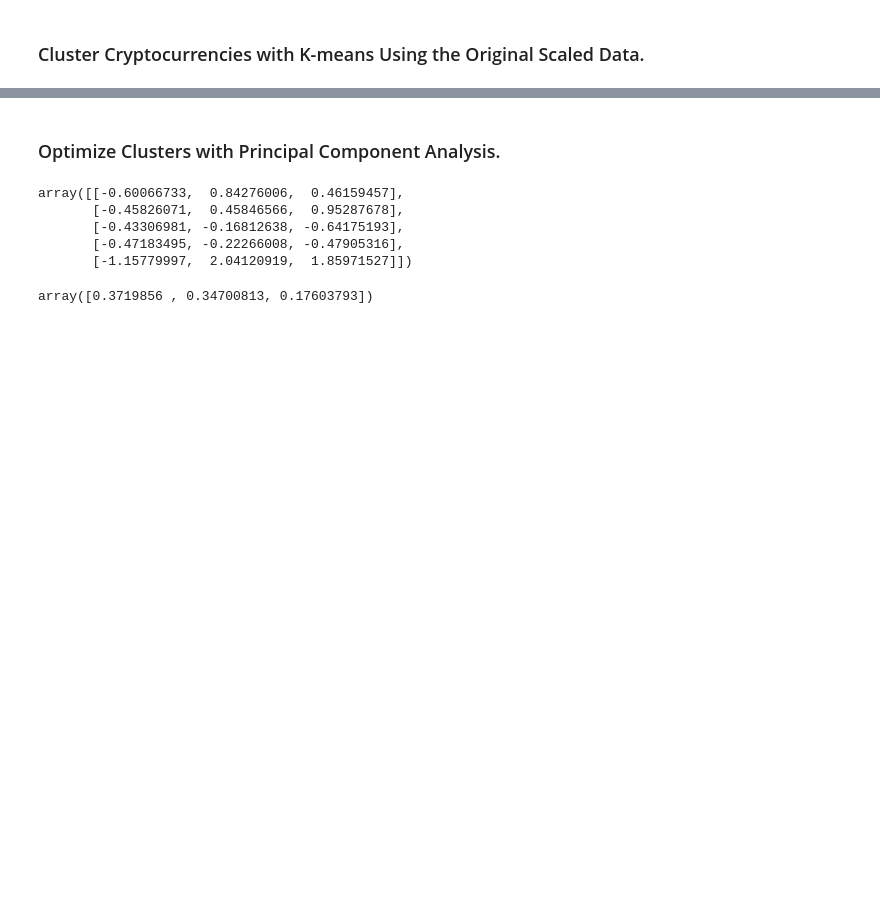
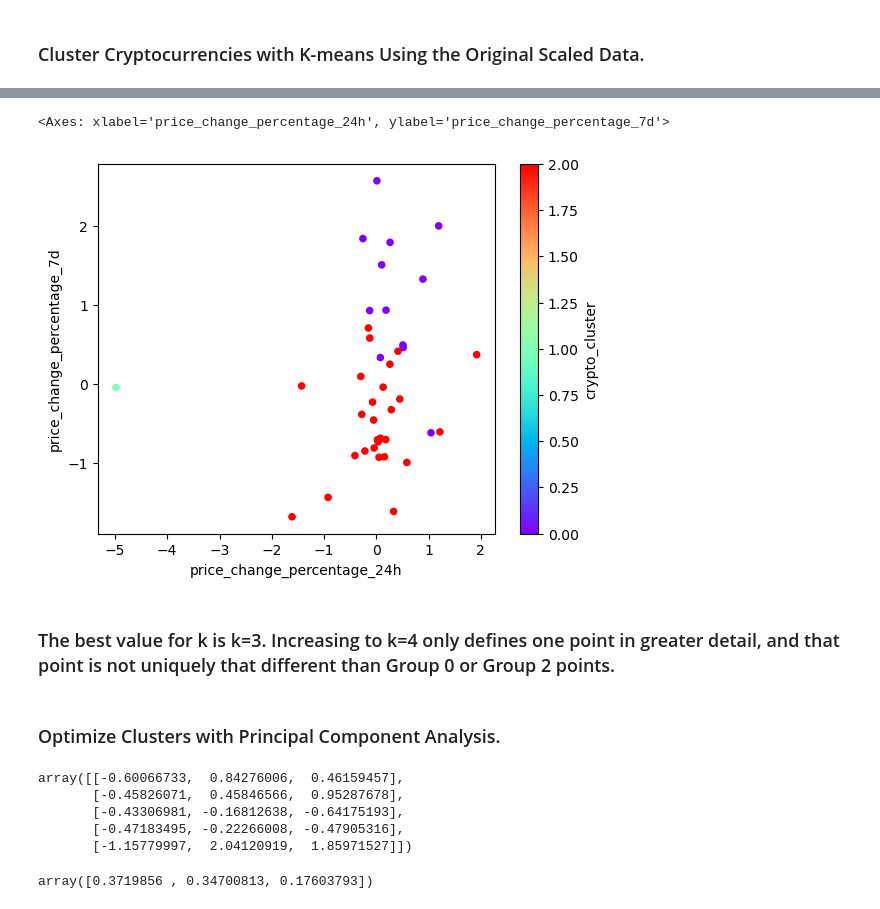
Before and after one commit to azcafriz13/CryptoClustering, a Jupyter notebook: Crypto_Clustering.ipynb, the cells around one changed output, grey strips where cells are left out. Drawn from its saved outputs; the diff is of its cells as text; code cells hidden in the pictures; blank space fills up the shorter version.

```diff
--- a/Crypto_Clustering.ipynb
+++ b/Crypto_Clustering.ipynb
@@ -186,0 +227,3 @@ display(df_market_data_scaled.head())
+# %%
+# Fit the K-Means model using the scaled data
+model_k3.fit(df_market_data_scaled)
@@ -186,0 +232,6 @@ display(df_market_data_scaled.head())
+# %%
+# Predict the clusters to group the cryptocurrencies using the scaled data
+k3 = model_k3.predict(df_market_data_scaled)
+
+# View the resulting array of cluster values.
+k3
@@ -186,0 +241,9 @@ display(df_market_data_scaled.head())
+# %%
+# Create a copy of the DataFrame
+df_market_data_predictions_k3 = df_market_data_scaled.copy()
+# %%
+# Add a new column to the DataFrame with the predicted clusters
+df_market_data_predictions_k3['crypto_cluster'] = k3
+
+# Display sample data
+display(df_market_data_predictions_k3.head())
@@ -187,3 +258,17 @@ display(df_market_data_scaled.head())
+# %%
+# Create a scatter plot using Pandas plot by setting
+# `x="price_change_percentage_24h"` and `y="price_change_percentage_7d"`.
+# Use "rainbow" for the color to better visualize the data.
+df_market_data_predictions_k3.plot.scatter(
+    x="price_change_percentage_24h",
+    y="price_change_percentage_7d",
+    c="crypto_cluster",
+    colormap='rainbow')
+# %% [output]
+<Axes: xlabel='price_change_percentage_24h', ylabel='price_change_percentage_7d'>
+[figure, added]
+# %% [markdown]
+### The best value for k is k=3.  Increasing to k=4 only defines one point in greater detail, and that point is not uniquely that different than Group 0 or Group 2 points.
 # %% [markdown]
 ### Optimize Clusters with Principal Component Analysis.
 # %%
```
Also changed, not shown: parts of 21 cells of this notebook.
